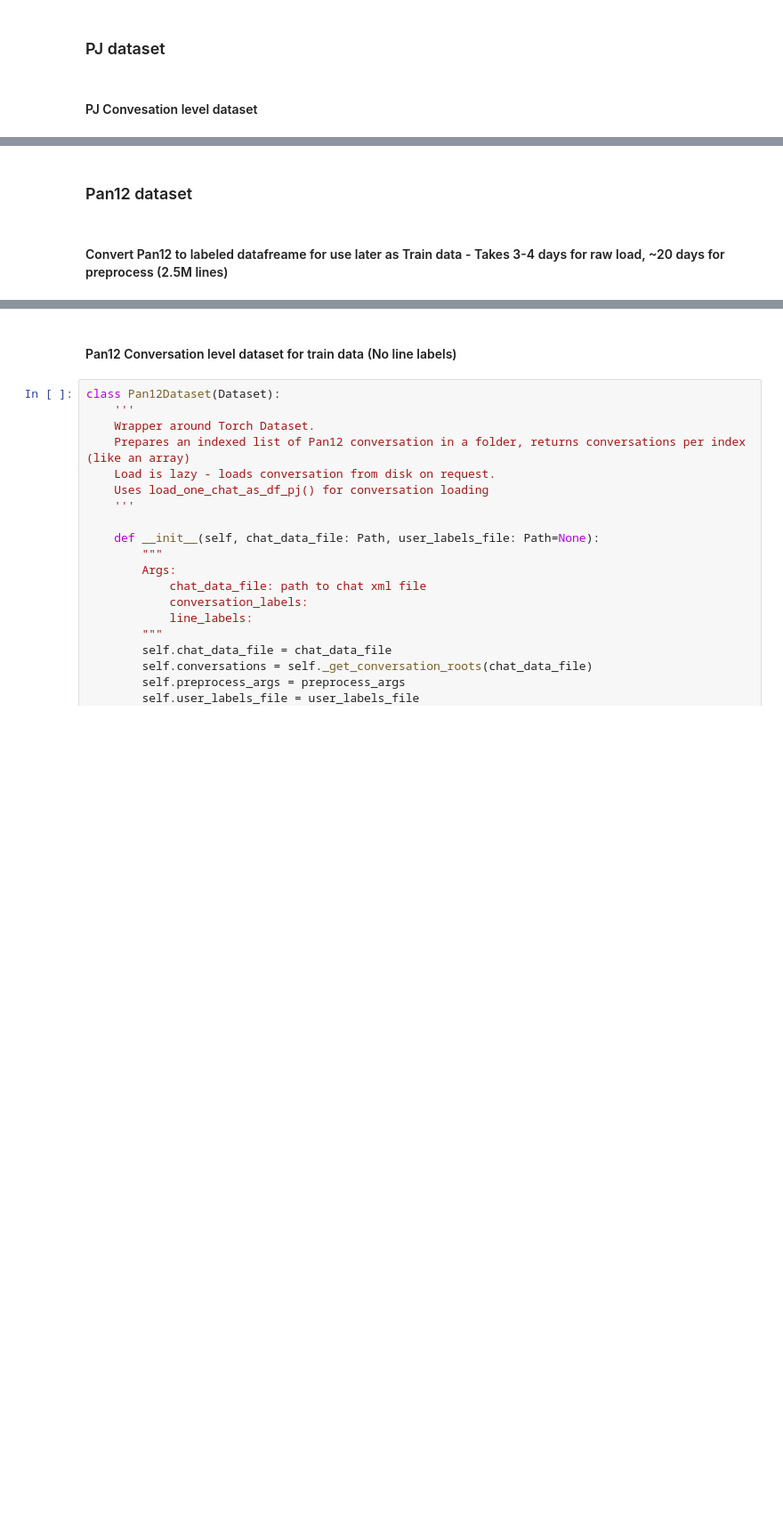
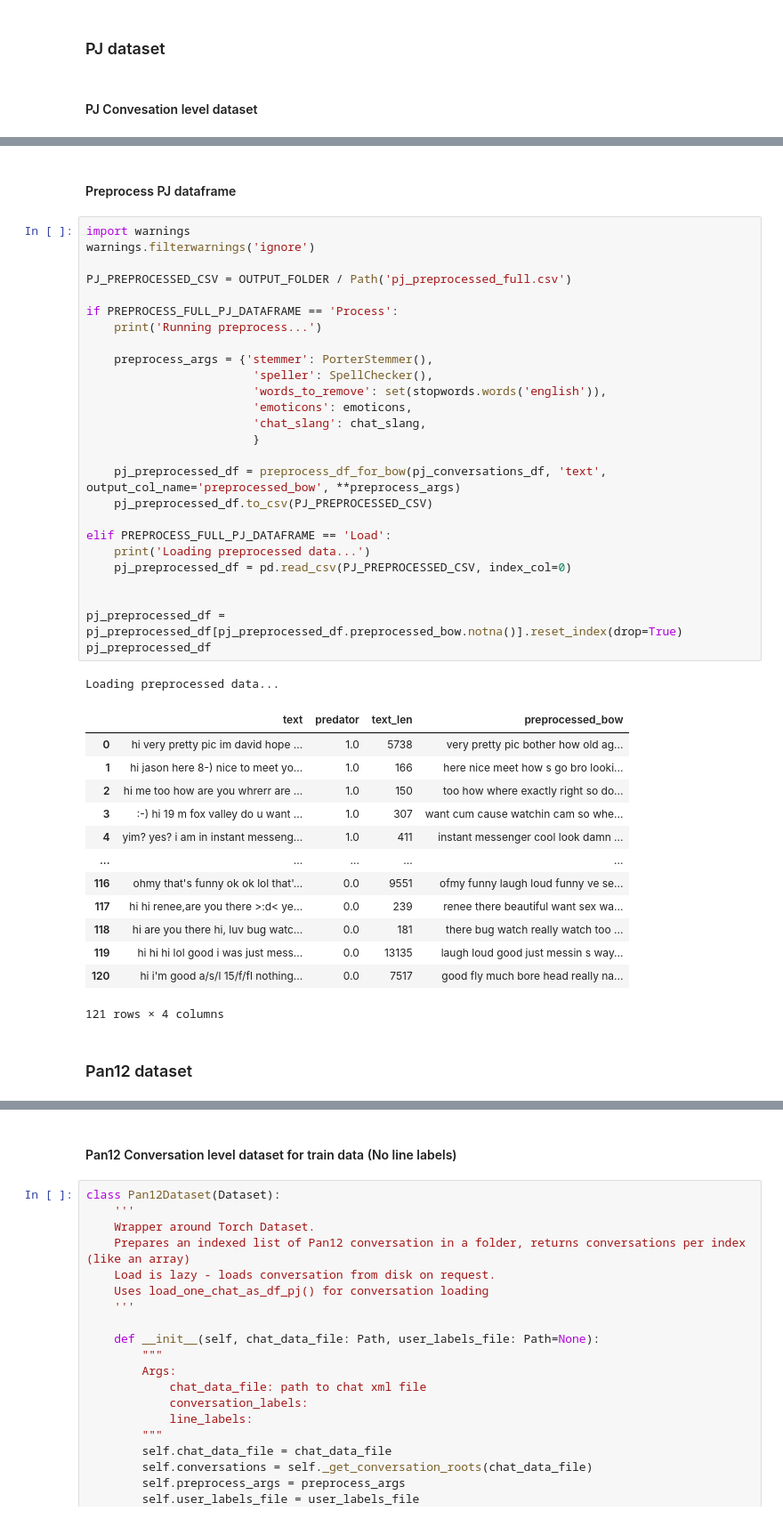
Before and after one commit to mryanivtal/cybersecurity_hw2, a Jupyter notebook: cyber_hw2.ipynb, the cells around one changed output, grey strips where cells are left out. Shown: that part at 89% size. Saved outputs shown, nothing was run; the diff lists cells and outputs as text; blank space fills up the shorter version.

Commit message:
Added many changes, RFC and XGB classifiers, preprocessing etc.

```diff
--- a/cyber_hw2.ipynb
+++ b/cyber_hw2.ipynb
@@ -573,4 +532,45 @@ pj_df.groupby(['conversation_id']).sum()
+# %% [markdown]
+#### Preprocess PJ dataframe
+# %%
+import warnings
+warnings.filterwarnings('ignore')
+
+PJ_PREPROCESSED_CSV = OUTPUT_FOLDER / Path('pj_preprocessed_full.csv')
+
+if PREPROCESS_FULL_PJ_DATAFRAME == 'Process':
+    print('Running preprocess...')
+
+    preprocess_args = {'stemmer': PorterStemmer(),
+                        'speller': SpellChecker(),
+                        'words_to_remove': set(stopwords.words('english')),
+                        'emoticons': emoticons,
+                        'chat_slang': chat_slang,
+                        }
+
+    pj_preprocessed_df = preprocess_df_for_bow(pj_conversations_df, 'text', output_col_name='preprocessed_bow', **preprocess_args)
+    pj_preprocessed_df.to_csv(PJ_PREPROCESSED_CSV)
+
+elif PREPROCESS_FULL_PJ_DATAFRAME == 'Load':
+    print('Loading preprocessed data...')
+    pj_preprocessed_df = pd.read_csv(PJ_PREPROCESSED_CSV, index_col=0)
+
+
+pj_preprocessed_df = pj_preprocessed_df[pj_preprocessed_df.preprocessed_bow.notna()].reset_index(drop=True)
+pj_preprocessed_df
+# %% [output]
+Loading preprocessed data...
+|  | text | predator | text_len | preprocessed_bow |
+| 0 | hi very pretty pic im david hope ... | 1.0 | 5738 | very pretty pic bother how old ag... |
+| 1 | hi jason here 8-) nice to meet yo... | 1.0 | 166 | here nice meet how s go bro looki... |
+| 2 | hi me too how are you whrerr are ... | 1.0 | 150 | too how where exactly right so do... |
+| 3 | :-) hi 19 m fox valley do u want ... | 1.0 | 307 | want cum cause watchin cam so whe... |
+| 4 | yim? yes? i am in instant messeng... | 1.0 | 411 | instant messenger cool look damn ... |
+| ... | ... | ... | ... | ... |
+| 116 | ohmy that's funny ok ok lol that'... | 0.0 | 9551 | ofmy funny laugh loud funny ve se... |
+| 117 | hi hi renee,are you there >:d< ye... | 0.0 | 239 | renee there beautiful want sex wa... |
+| 118 | hi are you there hi, luv bug watc... | 0.0 | 181 | there bug watch really watch too ... |
+| 119 | hi hi hi lol good i was just mess... | 0.0 | 13135 | laugh loud good just messin s way... |
+| 120 | hi i'm good a/s/l 15/f/fl nothing... | 0.0 | 7517 | good fly much bore head really na... |
+121 rows × 4 columns
 # %% [markdown]
 ### Pan12 dataset
-# %% [markdown]
-#### Convert Pan12 to labeled datafreame for use later as Train data - Takes 3-4 days for raw load, ~20 days for preprocess (2.5M lines)
```
Also changed, not shown: parts of 67 cells of this notebook, 46 other files.
